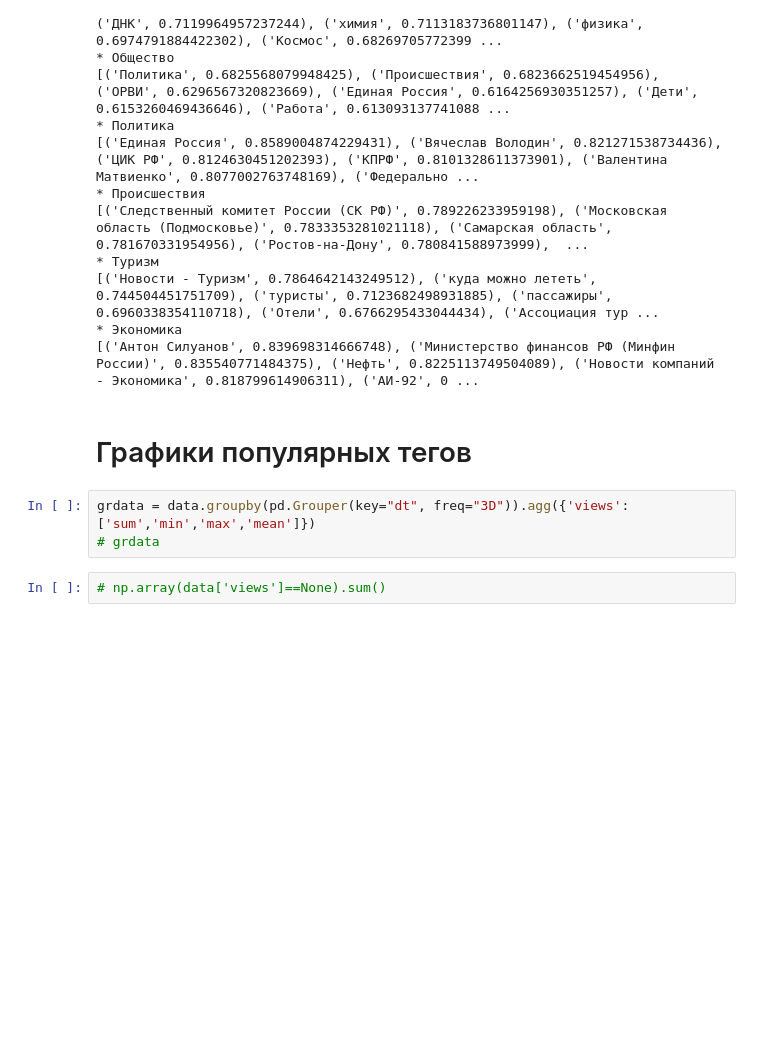
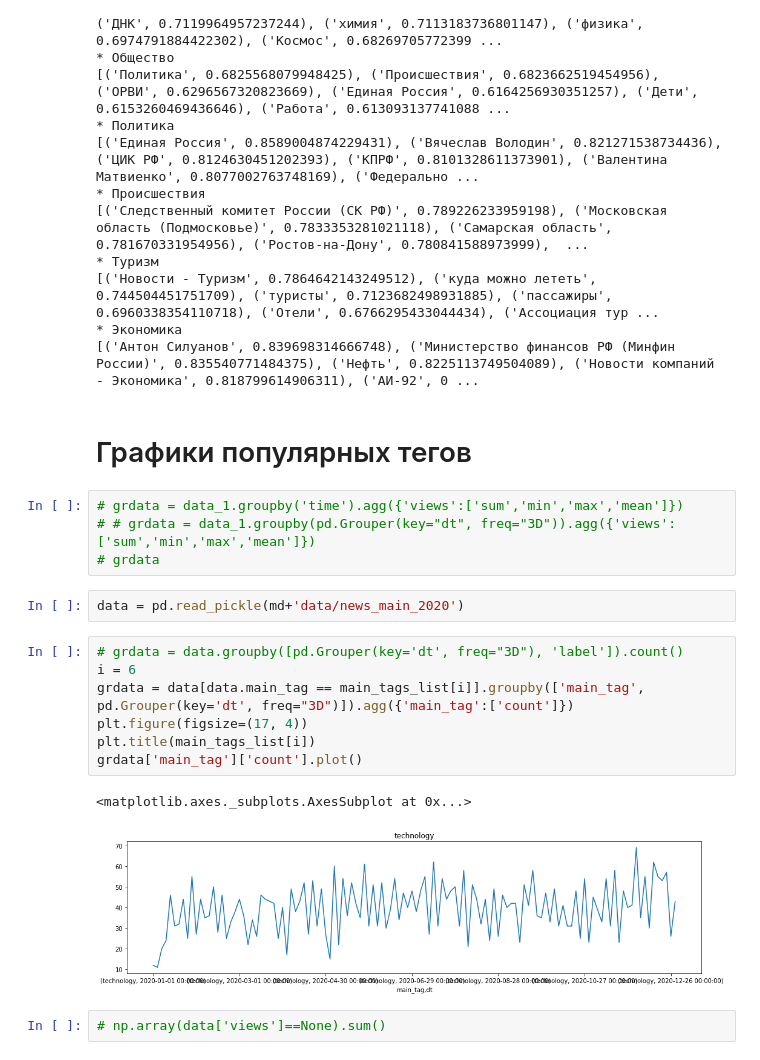
Before and after one commit to andreytsimbalov/Diplom, a Jupyter notebook: Classifier_news.ipynb, the cells around one changed output. Saved outputs shown, nothing was run; the diff lists cells and outputs as text; blank space fills up the shorter version.

```diff
--- a/Classifier_news.ipynb
+++ b/Classifier_news.ipynb
@@ -1284,8 +848,21 @@ for i in main_tags_list:
 # %% [markdown]
 # Графики популярных тегов
 # %%
-grdata = data.groupby(pd.Grouper(key="dt", freq="3D")).agg({'views':['sum','min','max','mean']})
+# grdata = data_1.groupby('time').agg({'views':['sum','min','max','mean']})
+# # grdata = data_1.groupby(pd.Grouper(key="dt", freq="3D")).agg({'views':['sum','min','max','mean']})
 # grdata
+# %%
+data = pd.read_pickle(md+'data/news_main_2020')
+# %%
+# grdata = data.groupby([pd.Grouper(key='dt', freq="3D"), 'label']).count()
+i = 6
+grdata = data[data.main_tag == main_tags_list[i]].groupby(['main_tag', pd.Grouper(key='dt', freq="3D")]).agg({'main_tag':['count']})
+plt.figure(figsize=(17, 4))
+plt.title(main_tags_list[i])
+grdata['main_tag']['count'].plot()
+# %% [output]
+<matplotlib.axes._subplots.AxesSubplot at 0x...>
+[figure, added]
 # %%
 # np.array(data['views']==None).sum()
 # %%
```
Also changed, not shown: parts of 353 cells of this notebook.
